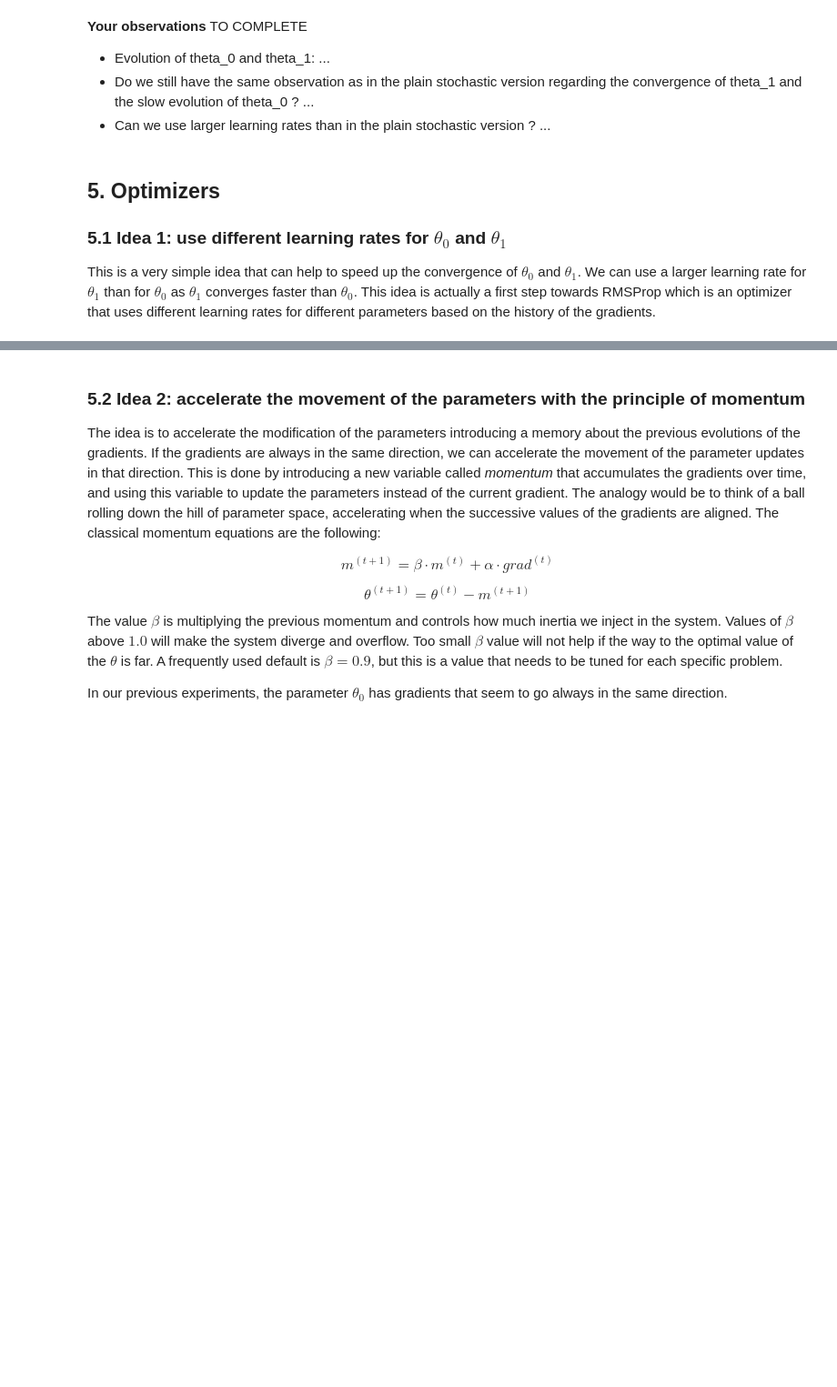
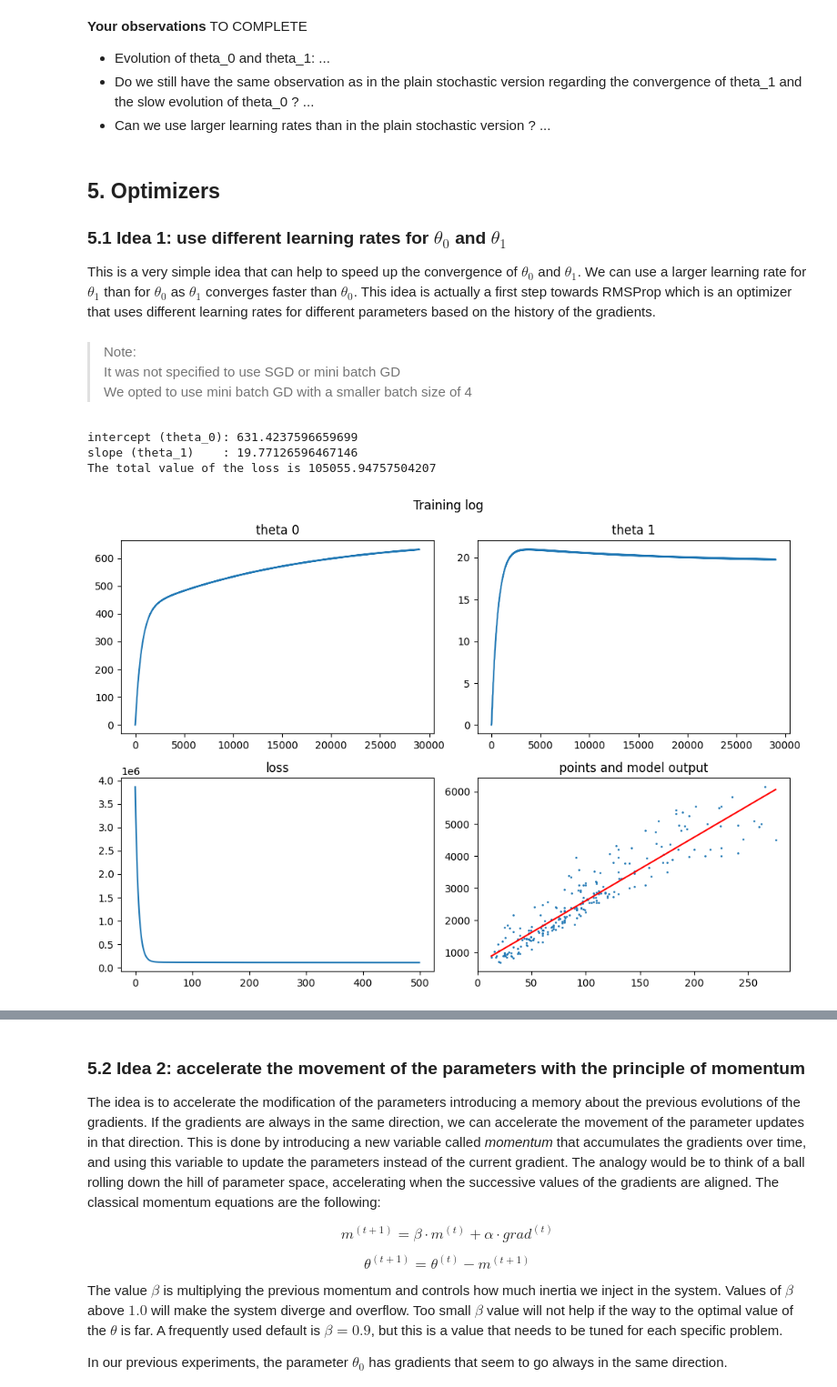
Before and after one commit to pandas-pd/ftp_de_learn, a Jupyter notebook: MPW_02/cg-linear-regression-stud.ipynb, the cells around one changed output, grey strips where cells are left out. Shown at 91% size. Saved outputs shown, nothing was run; the diff lists cells and outputs as text; code cells hidden in the pictures; blank space fills up the shorter version.

```diff
--- a/MPW_02/cg-linear-regression-stud.ipynb
+++ b/MPW_02/cg-linear-regression-stud.ipynb
@@ -502,9 +507,78 @@ The total value of the loss is 185867.66430443956
 ### 5.1 Idea 1: use different learning rates for $\theta_0$ and $\theta_1$
 
 This is a very simple idea that can help to speed up the convergence of $\theta_0$ and $\theta_1$. We can use a larger learning rate for $\theta_1$ than for $\theta_0$ as $\theta_1$ converges faster than $\theta_0$. This idea is actually a first step towards RMSProp which is an optimizer that uses different learning rates for different parameters based on the history of the gradients.
+# %% [markdown]
+> Note:<br>
+> It was not specified to use SGD or mini batch GD<br>
+> We opted to use mini batch GD with a smaller batch size of 4
 # %%
-alpha_t0 = 0.00025    # learning rate for theta_0
+alpha_t0 = 0.00025  # learning rate for theta_0
 alpha_t1 = 0.0000001  # learning rate for theta_1
-epochs = 500          # number of epochs (an epoch is a loop over the whole training set)
+epochs = 500  # number of epochs (an epoch is a loop over the whole training set)
 
-... TO COMPLETE ...
+batch_size = 4  # small batch size for faster convergence
+N = len(living_area)
+t0 = 0.0
+t1 = 0.0
+
+loss_evolution = []
+t0_evolution = []
+t1_evolution = []
+
+
+for epoch in range(epochs):
+    n_steps = N // batch_size + 1  # the number of batches to make 1 epoch
+    epoch_loss = 0.0
+
+    for step in range(n_steps):
+
+        # random sampling
+        if random_sampling:
+            batch_indexes: list = random.sample(range(N), batch_size)
+
+        # sequential sampling
+        else:
+            end: int = (step + 1) * batch_size
+            if (step + 1) == n_steps:
+                end: list = N
+            batch_indexes: list = range(step * batch_size, end)
+
+        # we will average the loss as well, i am not sure if this is correct
+        theta_0_values: list = []
+        theta_1_values: list = []
+        loss_values: list = []
+
+        # get values from batch
+        for i in batch_indexes:
+
+            cg.reset_values()
+            cg.forward([living_area[i], t0, t1, rent_price[i]])
+            cg.backward()
+
+            theta_0_values.append(theta_0.grad_v)  # gradient theta_0
+            theta_1_values.append(theta_1.grad_v)  # gradient theta_1
+            loss_values.append(j.v)
+
+        # get mean values per batch
+        t0 -= alpha_t0 * np.mean(theta_0_values)  # small change to alpha
+        t1 -= alpha_t1 * np.mean(theta_1_values)  # small change to alpha
+        epoch_loss += np.mean(loss_values)
+
+        t0_evolution.append(t0)
+        t1_evolution.append(t1)
+
+    loss_evolution.append(epoch_loss / n_steps)
+
+
+# generate output
+print("intercept (theta_0):", t0)
+print("slope (theta_1)    :", t1)
+y_hat = t0 + t1 * living_area
+J = mse_loss(y_hat, rent_price)
+print("The total value of the loss is", J)
+plot_training_log(loss_evolution, t0_evolution, t1_evolution, living_area, rent_price)
+# %% [output]
+intercept (theta_0): 631.4237596659699
+slope (theta_1)    : 19.77126596467146
+The total value of the loss is 105055.94757504207
+[figure, added]
```
Also changed, not shown: parts of 5 cells of this notebook, 2 other files.
